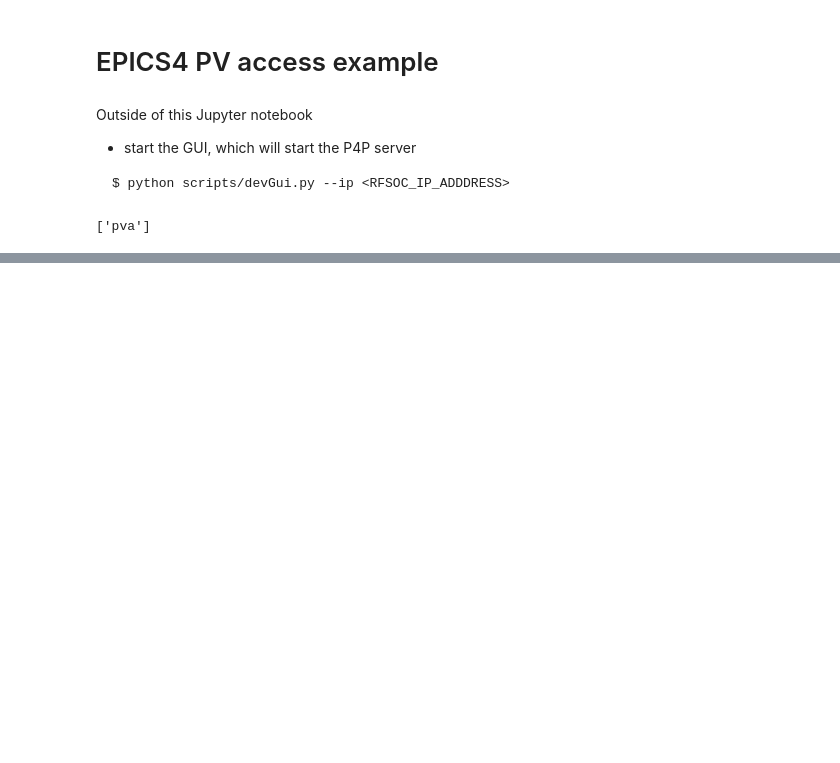
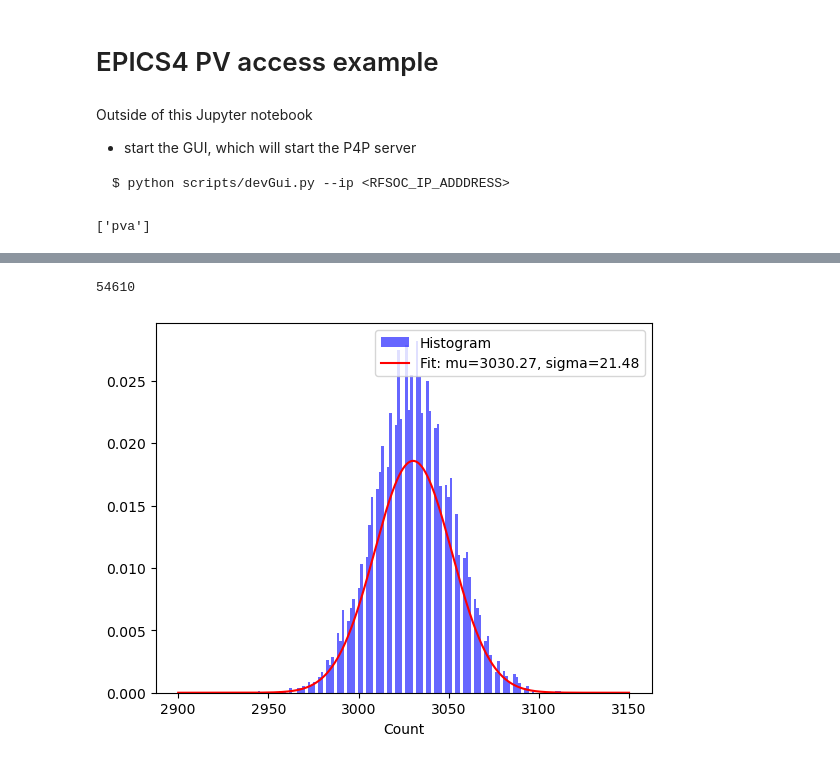
Before and after one commit to slaclab/kek-bpm-rfsoc-dev, a Jupyter notebook: software/notebooks/peaksearch_debug.ipynb, the cells around one changed output, grey strips where cells are left out. Saved outputs shown, nothing was run; the diff lists cells and outputs as text; code cells hidden in the pictures; blank space fills up the shorter version.

```diff
--- a/software/notebooks/peaksearch_debug.ipynb
+++ b/software/notebooks/peaksearch_debug.ipynb
@@ -212,0 +173,36 @@ plt.legend()
+# %%
+Data_hist=[]
+for i in range(10):
+    TrigRingBuffer(trigType='faultDisplay')
+    wave=ctxt.get(f'{AmpFaultProcessor[0]}:WaveformData')
+    Data_hist.append(peak_search(waveform=wave,start_index=np.argmin(wave[:12])))
+
+data=np.concatenate(Data_hist)
+print(len(data))
+bin=115
+
+hist, bins = np.histogram(data, bins=bin, density=True)
+width = bins[1] - bins[0]
+center = (bins[:-1] + bins[1:]) / 2
+
+plt.hist(data, bins=bin, density=True, alpha=0.6, color='b', label='Histogram')
+
+def fit_function(x, mu, sigma):
+    return norm.pdf(x, mu, sigma)
+
+initial_params = [3000, 100]
+
+params, params_covariance = curve_fit(fit_function, center, hist, p0=initial_params)
+
+mu, sigma = params
+
+x = np.linspace(2900, 3150, 10000)
+fitted_curve = fit_function(x, mu, sigma)
+plt.plot(x, fitted_curve, 'r-', label='Fit: mu={:.2f}, sigma={:.2f}'.format(mu, sigma))
+
+plt.xlabel('Count')
+plt.legend()
+plt.show()
+# %% [output]
+54610
+[figure, added]
```
Also changed, not shown: parts of 17 cells of this notebook.
